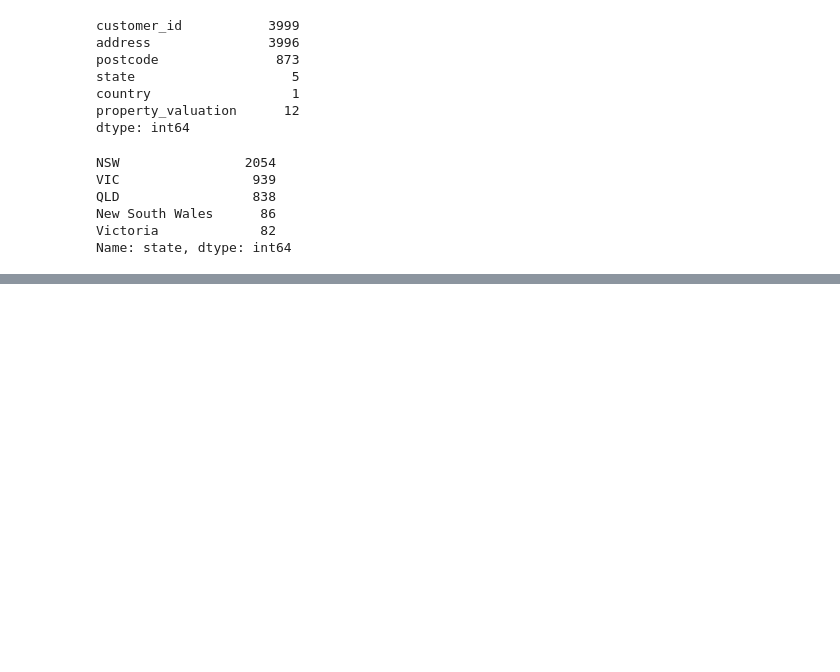
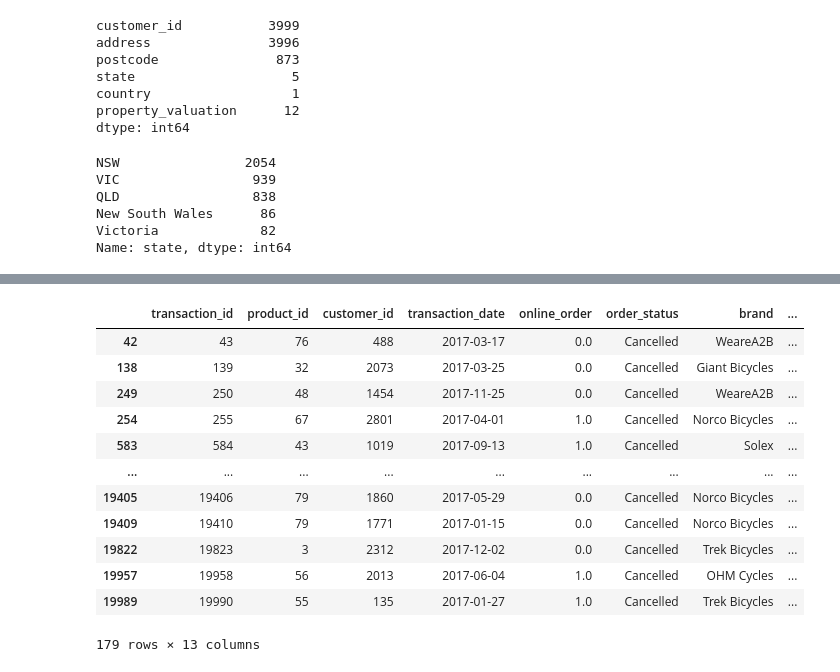
Before and after one commit to adarshsaji/KPMG_Virtual_Internship, a Jupyter notebook: Analysis_And_Model.ipynb, the cells around one changed output, grey strips where cells are left out. Cells and saved outputs as stored; diff of their text form; code cells hidden in the pictures; blank space fills up the shorter version.

```diff
--- a/Analysis_And_Model.ipynb
+++ b/Analysis_And_Model.ipynb
@@ -209,0 +328,16 @@ Transaction data in the past three months
+# %%
+transactions.query('order_status == "Cancelled"')
+# %% [output]
+|  | transaction_id | product_id | customer_id | transaction_date | online_order | order_status | brand | ... |
+| 42 | 43 | 76 | 488 | 2017-03-17 | 0.0 | Cancelled | WeareA2B | ... |
+| 138 | 139 | 32 | 2073 | 2017-03-25 | 0.0 | Cancelled | Giant Bicycles | ... |
+| 249 | 250 | 48 | 1454 | 2017-11-25 | 0.0 | Cancelled | WeareA2B | ... |
+| 254 | 255 | 67 | 2801 | 2017-04-01 | 1.0 | Cancelled | Norco Bicycles | ... |
+| 583 | 584 | 43 | 1019 | 2017-09-13 | 1.0 | Cancelled | Solex | ... |
+| ... | ... | ... | ... | ... | ... | ... | ... | ... |
+| 19405 | 19406 | 79 | 1860 | 2017-05-29 | 0.0 | Cancelled | Norco Bicycles | ... |
+| 19409 | 19410 | 79 | 1771 | 2017-01-15 | 0.0 | Cancelled | Norco Bicycles | ... |
+| 19822 | 19823 | 3 | 2312 | 2017-12-02 | 0.0 | Cancelled | Trek Bicycles | ... |
+| 19957 | 19958 | 56 | 2013 | 2017-06-04 | 1.0 | Cancelled | OHM Cycles | ... |
+| 19989 | 19990 | 55 | 135 | 2017-01-27 | 1.0 | Cancelled | Trek Bicycles | ... |
+179 rows × 13 columns
```
Also changed, not shown: parts of 20 cells of this notebook.
